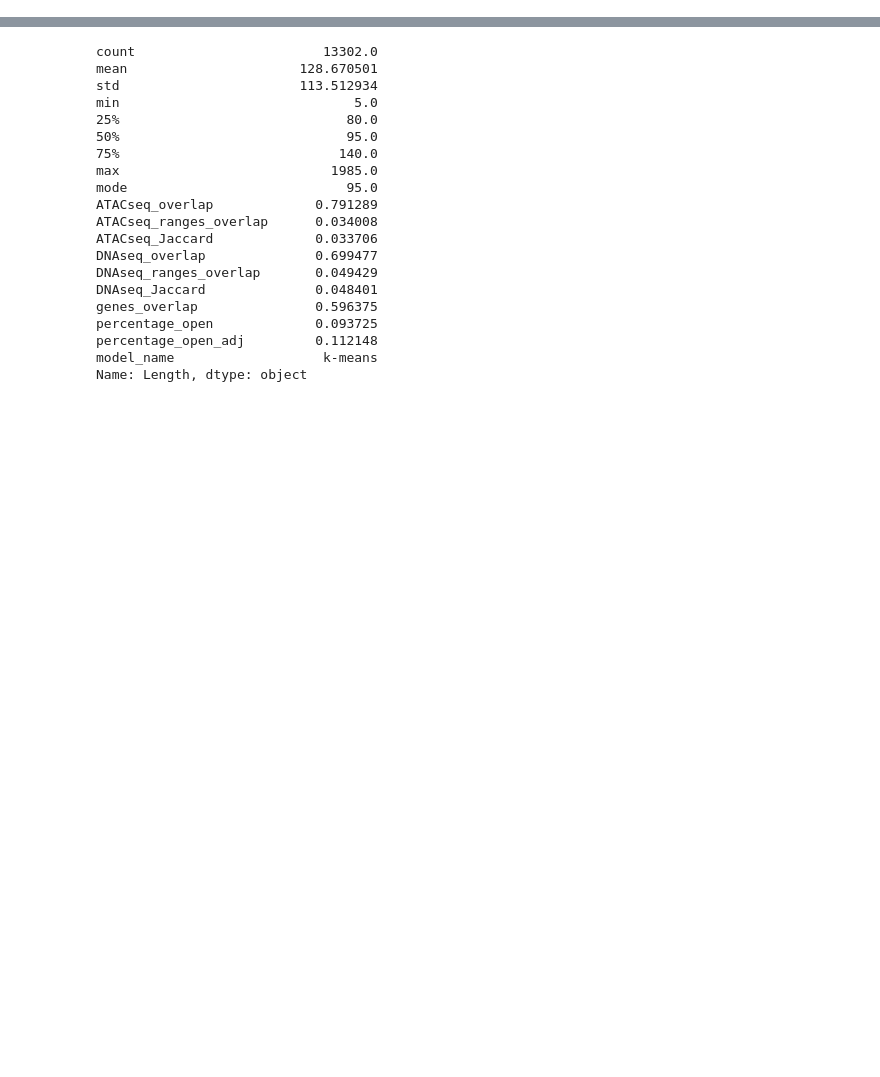
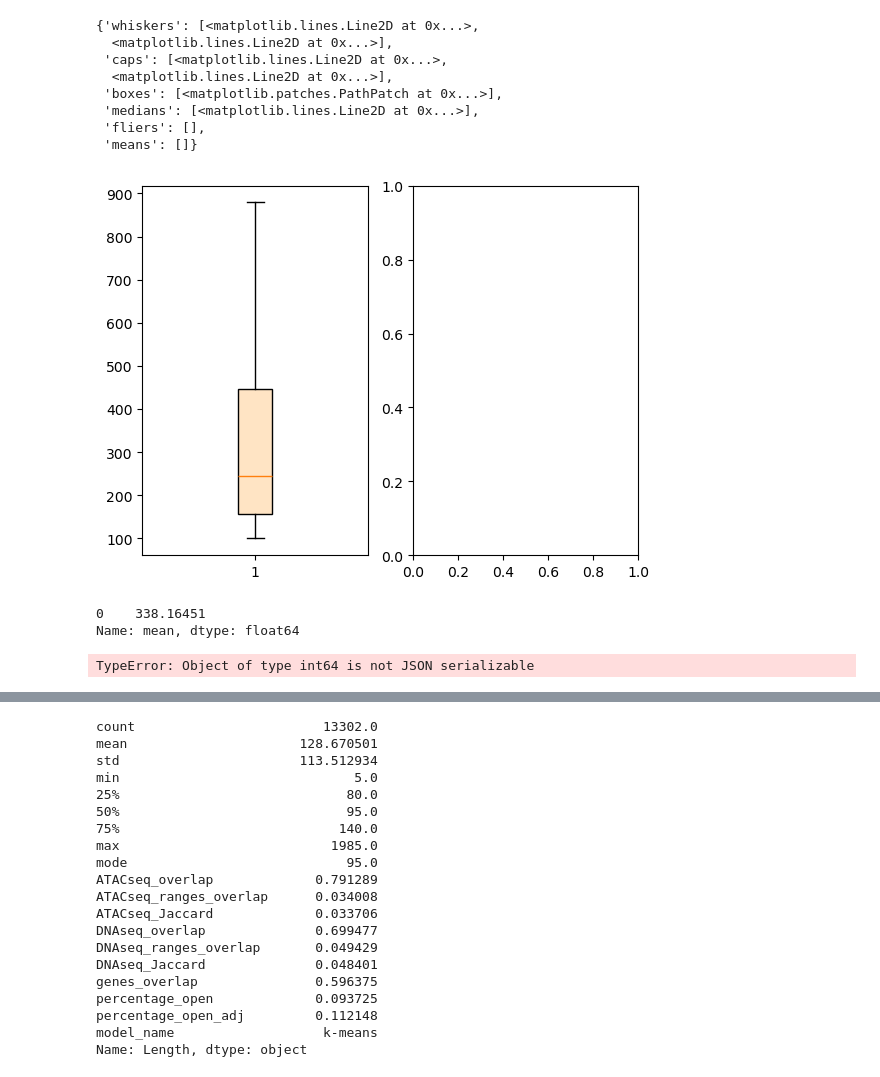
Before and after one commit to lu-kup/bio-baigiamasis, a Jupyter notebook: scripts/models.ipynb, the cells around one changed output, grey strips where cells are left out. Saved outputs shown, nothing was run; the diff lists cells and outputs as text; code cells hidden in the pictures; blank space fills up the shorter version.

Commit message:
boxplot stats

```diff
--- a/scripts/models.ipynb
+++ b/scripts/models.ipynb
@@ -4,0 +6,4 @@ import generate_consensus
+# %%
+df = pd.read_csv("../outputs/ATAC.tsv", sep='\t')
+df['Length'] = df['End'] - df['Start']
+print(df)
@@ -4,0 +67,9 @@ import generate_consensus
+# %%
+import matplotlib
+from matplotlib import cbook
+
+stats = cbook.boxplot_stats(df['Length'])
+print(stats)
+stats_df = pd.DataFrame(stats)
+testukas = stats_df.loc[0].to_json()
+print(testukas)
@@ -4,0 +79,5 @@ import generate_consensus
+# %%
+import json
+print(testukas)
+parsintas = json.loads(testukas)
+print(parsintas)
@@ -5 +95,35 @@ import generate_consensus
+# %%
+import matplotlib.pyplot as plt
+import numpy as np
+
+from matplotlib import cbook
+
+
+fig, (ax1, ax2) = plt.subplots(1, 2)
+
+# separate calculation of statistics and plotting
+ax1.bxp([parsintas], patch_artist=True, showfliers=False, boxprops={'facecolor': 'bisque'})
+#ax2.bxp([yess], patch_artist=True, boxprops={'facecolor': 'bisque'})
+# %% [output]
+{'whiskers': [<matplotlib.lines.Line2D at 0x...>,
+  <matplotlib.lines.Line2D at 0x...>],
+ 'caps': [<matplotlib.lines.Line2D at 0x...>,
+  <matplotlib.lines.Line2D at 0x...>],
+ 'boxes': [<matplotlib.patches.PathPatch at 0x...>],
+ 'medians': [<matplotlib.lines.Line2D at 0x...>],
+ 'fliers': [],
+ 'means': []}
+[figure, added]
+# %%
+print(dfamas['mean'])
+# %% [output]
+0    338.16451
+Name: mean, dtype: float64
+# %%
+import json
+
+with open("data.json", "w") as file:
+    json.dump(stats, file)
+# %% [output]
+TypeError: Object of type int64 is not JSON serializable
 # %%
```
Also changed, not shown: parts of 14 cells of this notebook, 1 other file.
